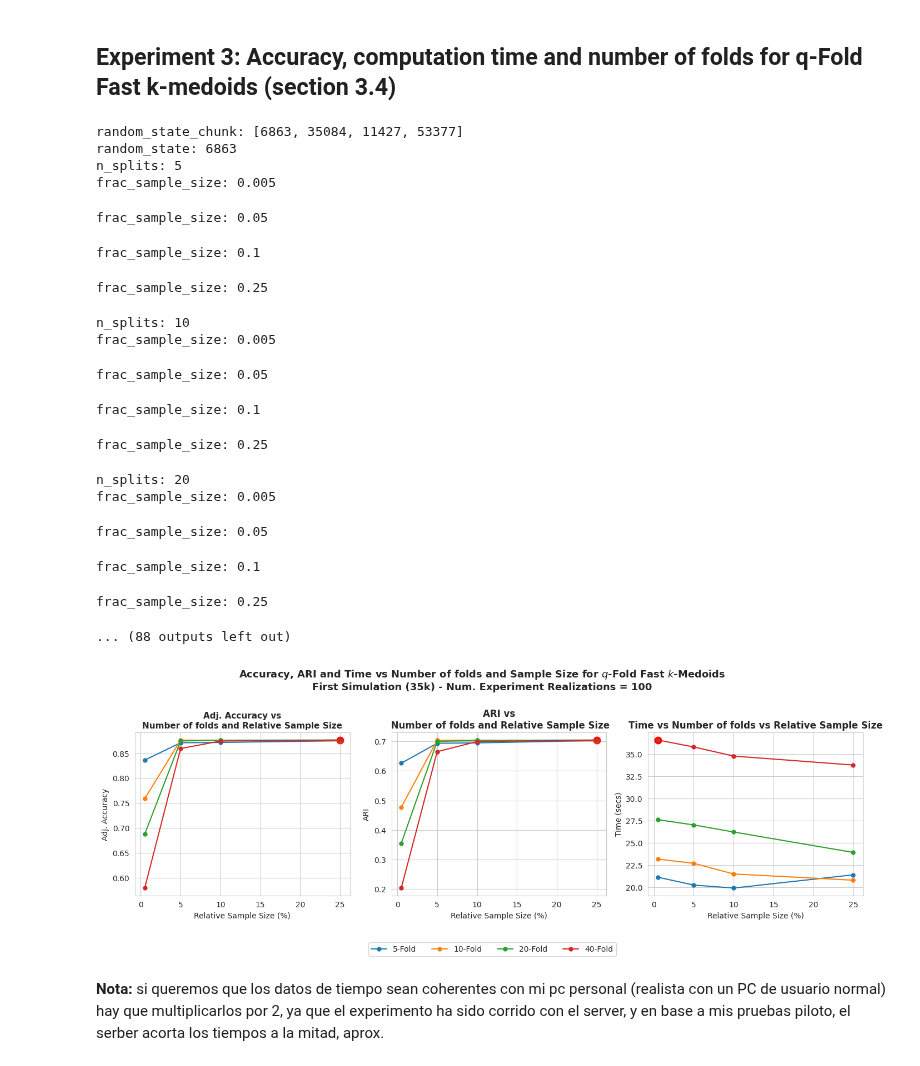
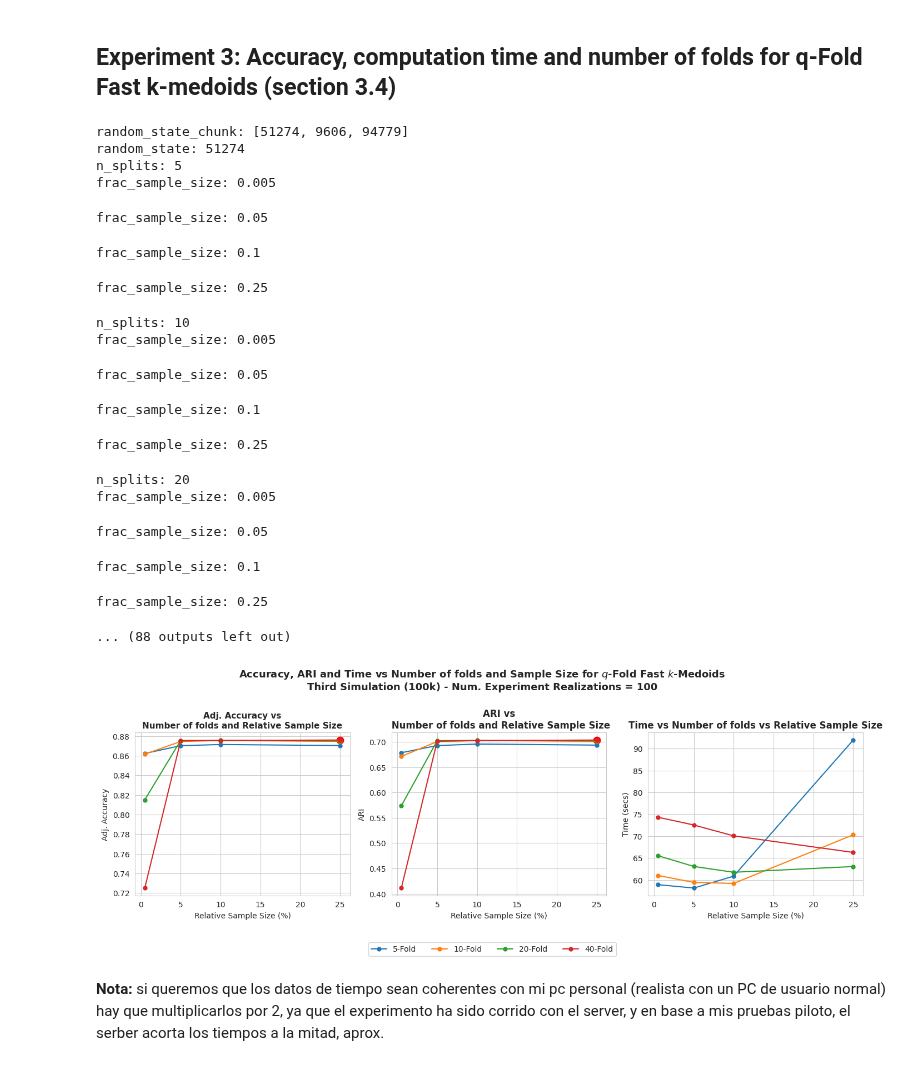
Before and after one commit to FabioScielzoOrtiz/db-robust-clust-paper-code, a Jupyter notebook: notebooks/experiments_simulation_3.ipynb, the cells around one changed output. Saved outputs shown, nothing was run; the diff lists cells and outputs as text; code cells hidden in the pictures.

```diff
--- a/notebooks/experiments_simulation_3.ipynb
+++ b/notebooks/experiments_simulation_3.ipynb
@@ -587,18 +576,18 @@ if run_experiment_3:
     random.seed(experiment_random_state)
     random_state_list = random.sample(range(n_realizations*1000), n_realizations)
 
-    chunk_size = 4
+    chunk_size = 3
     random_state_list_chunks = split_list_in_chunks(random_state_list, chunk_size=chunk_size)
 
-    results_folder_path = os.path.join(current_path, '..', 'results', 'results_experiment_3', 'simulation_1')
+    results_folder_path = os.path.join(current_path, '..', 'results', 'results_experiment_3', 'simulation_3')
     os.makedirs(results_folder_path, exist_ok=True)
     file_id = datetime.now(ZoneInfo("Europe/Madrid")).strftime('%Y%m%d_%H%M%S')
 
-    experiment_3_config = get_config_exp_3_sim_1()
+    experiment_3_config = get_config_exp_3_sim_3()
 
-    X, y = get_simulation_1(random_state=experiment_random_state, return_outlier_idx=False)
+    X, y = get_simulation_3(random_state=experiment_random_state, return_outlier_idx=False)
 
-    for chunk_id, random_state_chunk in enumerate(tqdm(random_state_list_chunks, desc='chunks', unit='chunks', position=0)):
+    for chunk_id, random_state_chunk in enumerate(tqdm(random_state_list_chunks), start=0):
         print('random_state_chunk:', random_state_chunk)
 
         results = {}
@@ -612,20 +601,16 @@ if run_experiment_3:
                                                     random_state=random_state)
 
         # Save results
-        results_filename = f'results_exp_3_simu_1_chunk_{chunk_id}_{file_id}.pkl'
+        results_filename = f'results_exp_3_simu_3_chunk_{chunk_id}_{file_id}.pkl'
         results_save_path = os.path.join(results_folder_path, results_filename)
         with open(results_save_path, 'wb') as f:
             pickle.dump(results, f)
 
-# Time 1 realization ('n_splits': np.array([5, 10, 20, 30, 40]), 'frac_sample_sizes': np.array([0.005 0.05, 0.1, 0.25]))
-## Personal computer: 21 mins
-## IBiDat Server: 12 mins
-
 # Time 100 realization
-## IBiDat Server: 700 mins = 11.66 hours
+## IBiDat Server: 1350 mins = 22.5 hours
 # %% [output]
-random_state_chunk: [6863, 35084, 11427, 53377]
-random_state: 6863
+random_state_chunk: [51274, 9606, 94779]
+random_state: 51274
 n_splits: 5
 frac_sample_size: 0.005
 frac_sample_size: 0.05
@@ -646,10 +631,12 @@ frac_sample_size: 0.25
 if run_experiment_3:
 
     # Open results by chunk
-    chunk_ids = range(len(random_state_list_chunks))
+    results_folder_path = os.path.join(current_path, '..', 'results', 'results_experiment_3', 'simulation_3')
+    chunk_ids = range(len(os.listdir(results_folder_path)))
     results_chunk = {}
+    file_id = "20250715_130253"
     for chunk_id in chunk_ids:
-        results_filename = f'results_exp_3_simu_1_chunk_{chunk_id}_{file_id}.pkl'
+        results_filename = f'results_exp_3_simu_3_chunk_{chunk_id}_{file_id}.pkl'
         results_save_path = os.path.join(results_folder_path, results_filename)
         with open(results_save_path, 'rb') as f:
             results_chunk[chunk_id] = pickle.load(f)
@@ -660,17 +647,21 @@ if run_experiment_3:
         results.update(results_chunk[i])
 
     # Save joined/merged results
-    results_filename = f'results_exp_3_simu_1_{file_id}.pkl'
+    results_filename = f'results_exp_3_simu_3_{file_id}.pkl'
     results_save_path = os.path.join(results_folder_path, results_filename)
     with open(results_save_path, 'wb') as f:
         pickle.dump(results, f)
 # %%
 # Open merged/joined results
-results_filename = f'results_exp_3_simu_1_{file_id}.pkl'
+file_id = "20250715_130253"
+results_filename = f'results_exp_3_simu_3_{file_id}.pkl'
+results_folder_path = os.path.join(current_path, '..', 'results', 'results_experiment_3', 'simulation_3')
 results_save_path = os.path.join(results_folder_path, results_filename)
 with open(results_save_path, 'rb') as f:
     results = pickle.load(f)
 # %%
+experiment_3_config = get_config_exp_3_sim_3()
+
 pivoted_results = get_pivoted_results_two_iterables(results = results,
                                   iterable1 = experiment_3_config['n_splits'],
                                   iterable2 = experiment_3_config['frac_sample_sizes'])
@@ -684,7 +675,7 @@ dfs = avg_results_to_dfs(avg_results, column_1='n_splits', column_2='frac_sample
 # %%
 best_combi_acc = dfs['adj_accuracy'].sort_values(by='adj_accuracy', ascending=False).iloc[0]
 best_combi_ari = dfs['ARI'].sort_values(by='ARI', ascending=False).iloc[0]
-best_combi_time = dfs['time'].sort_values(by='time', ascending=False).iloc[0]
+best_combi_time = dfs['time'].sort_values(by='time', ascending=True).iloc[0]
 
 fig, axes = plt.subplots(1, 3, figsize=(14, 5.5), sharex=True)
 
@@ -703,37 +694,37 @@ ax2 = axes[1]
 ax2.plot(best_combi_ari['frac_sample_sizes'] * 100, best_combi_ari['ARI'], marker='o', markersize=9, color='red')
 for k1 in sorted(dfs['ARI']['n_splits'].unique()):
     subset = dfs['ARI'][dfs['ARI']['n_splits'] == k1]
     ax2.plot(subset['frac_sample_sizes'] * 100, subset['ARI'], marker='o', markersize=5, label=f"{k1}-Fold")
 ax2.set_title("ARI vs\n Number of folds and Relative Sample Size", fontsize=12, fontweight='bold')
 ax2.set_xlabel("Relative Sample Size (%)")
 ax2.set_ylabel("ARI")
 
 # Tercer subplot: Time
 ax3 = axes[2]
-ax3.plot(best_combi_time['frac_sample_sizes'] * 100, best_combi_time['time'], marker='o', markersize=9, color='red')
+#ax3.plot(best_combi_time['frac_sample_sizes'] * 100, best_combi_time['time'], marker='o', markersize=9, color='red')
 for k1 in sorted(dfs['time']['n_splits'].unique()):
     subset = dfs['time'][dfs['time']['n_splits'] == k1]
     ax3.plot(subset['frac_sample_sizes'] * 100, subset['time'], marker='o', markersize=5, label=f"{k1}-Fold")
 ax3.set_title("Time vs Number of folds vs Relative Sample Size", fontsize=12, fontweight='bold')
 ax3.set_xlabel("Relative Sample Size (%)")
 ax3.set_ylabel("Time (secs)")
 
 # Título general
-fig.suptitle("Accuracy, ARI and Time vs Number of folds and Sample Size for $q$-Fold Fast $k$-Medoids\nFirst Simulation (35k) - Num. Experiment Realizations = 100", fontsize=13, fontweight='bold', y=0.95)
+fig.suptitle("Accuracy, ARI and Time vs Number of folds and Sample Size for $q$-Fold Fast $k$-Medoids\nThird Simulation (100k) - Num. Experiment Realizations = 100", fontsize=13, fontweight='bold', y=0.95)
 
 # Leyenda común abajo
 handles, labels = ax1.get_legend_handles_labels()
 fig.legend(handles, labels, loc='lower center', ncol=len(labels), fontsize=10)
 
 plt.tight_layout(rect=[0, 0.1, 1, 0.95])
 
-plot_filename = f'plot_results_exp_3_simu_1_{file_id}.png'
+plot_filename = f'plot_results_exp_3_simu_3_{file_id}.png'
 plot_save_path = os.path.join(results_folder_path, plot_filename)
 fig.savefig(plot_save_path, format='png', dpi=300, bbox_inches="tight", pad_inches=0.2)
 
 plt.show()
 # %% [output]
-[figure, old version]
+[figure, new version]
 # %% [markdown]
 **Nota:** si queremos que los datos de tiempo sean coherentes con mi pc personal (realista con un PC de  usuario normal) hay que multiplicarlos por 2, ya que el experimento ha sido corrido con el server, y en base a mis pruebas piloto, el serber acorta los tiempos a la mitad, aprox.
 # %%
```
Also changed, not shown: parts of 16 cells of this notebook, 8 other files.
